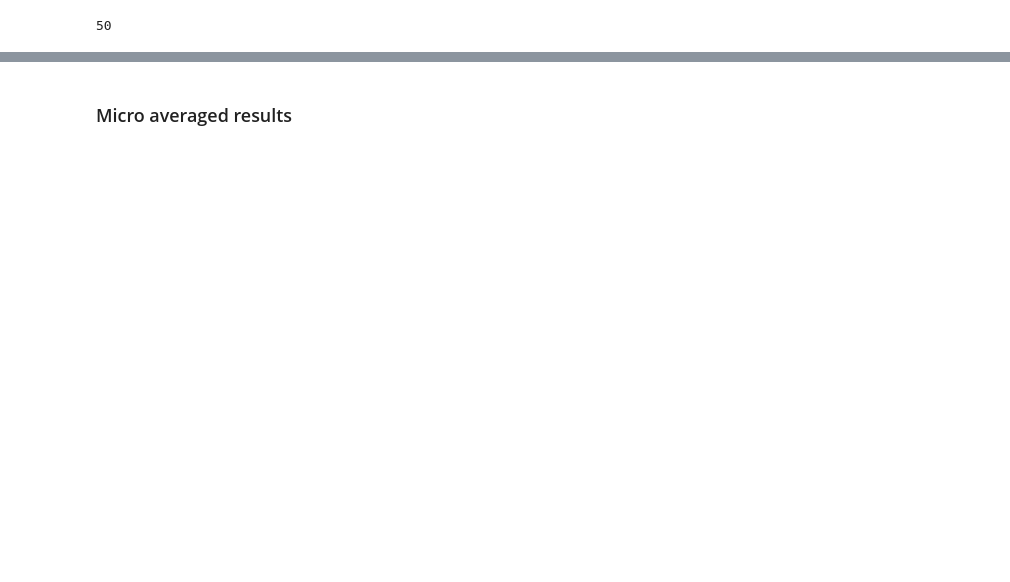
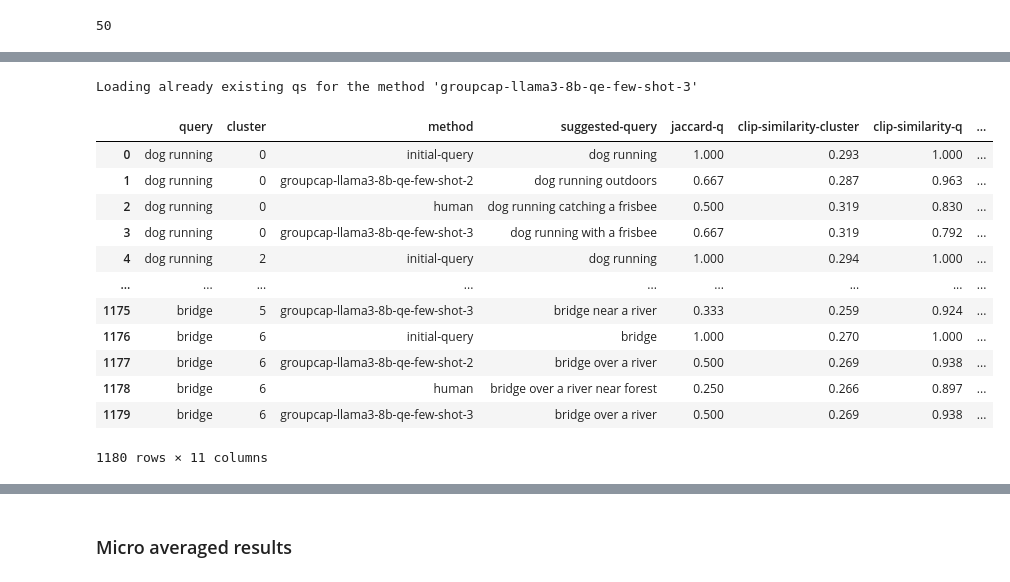
Before and after one commit to Ruggero1912/CroQS-benchmark, a Jupyter notebook: evaluation.ipynb, the cells around one changed output, grey strips where cells are left out. Saved outputs shown, nothing was run; the diff lists cells and outputs as text; code cells hidden in the pictures; blank space fills up the shorter version.

```diff
--- a/evaluation.ipynb
+++ b/evaluation.ipynb
@@ -103,0 +143,19 @@ You should probably TRAIN this model on a down-stream task to be able to use it
+# %%
+ret_df = croQS.get_query_suggestions_dataframe_all_queries(qe_dict)
+
+ret_df
+# %% [output]
+Loading already existing qs for the method 'groupcap-llama3-8b-qe-few-shot-3'
+|  | query | cluster | method | suggested-query | jaccard-q | clip-similarity-cluster | clip-similarity-q | ... |
+| 0 | dog running | 0 | initial-query | dog running | 1.000 | 0.293 | 1.000 | ... |
+| 1 | dog running | 0 | groupcap-llama3-8b-qe-few-shot-2 | dog running outdoors | 0.667 | 0.287 | 0.963 | ... |
+| 2 | dog running | 0 | human | dog running catching a frisbee | 0.500 | 0.319 | 0.830 | ... |
+| 3 | dog running | 0 | groupcap-llama3-8b-qe-few-shot-3 | dog running with a frisbee | 0.667 | 0.319 | 0.792 | ... |
+| 4 | dog running | 2 | initial-query | dog running | 1.000 | 0.294 | 1.000 | ... |
+| ... | ... | ... | ... | ... | ... | ... | ... | ... |
+| 1175 | bridge | 5 | groupcap-llama3-8b-qe-few-shot-3 | bridge near a river | 0.333 | 0.259 | 0.924 | ... |
+| 1176 | bridge | 6 | initial-query | bridge | 1.000 | 0.270 | 1.000 | ... |
+| 1177 | bridge | 6 | groupcap-llama3-8b-qe-few-shot-2 | bridge over a river | 0.500 | 0.269 | 0.938 | ... |
+| 1178 | bridge | 6 | human | bridge over a river near forest | 0.250 | 0.266 | 0.897 | ... |
+| 1179 | bridge | 6 | groupcap-llama3-8b-qe-few-shot-3 | bridge over a river | 0.500 | 0.269 | 0.938 | ... |
+1180 rows × 11 columns
```
Also changed, not shown: parts of 14 cells of this notebook, 6 other files.
